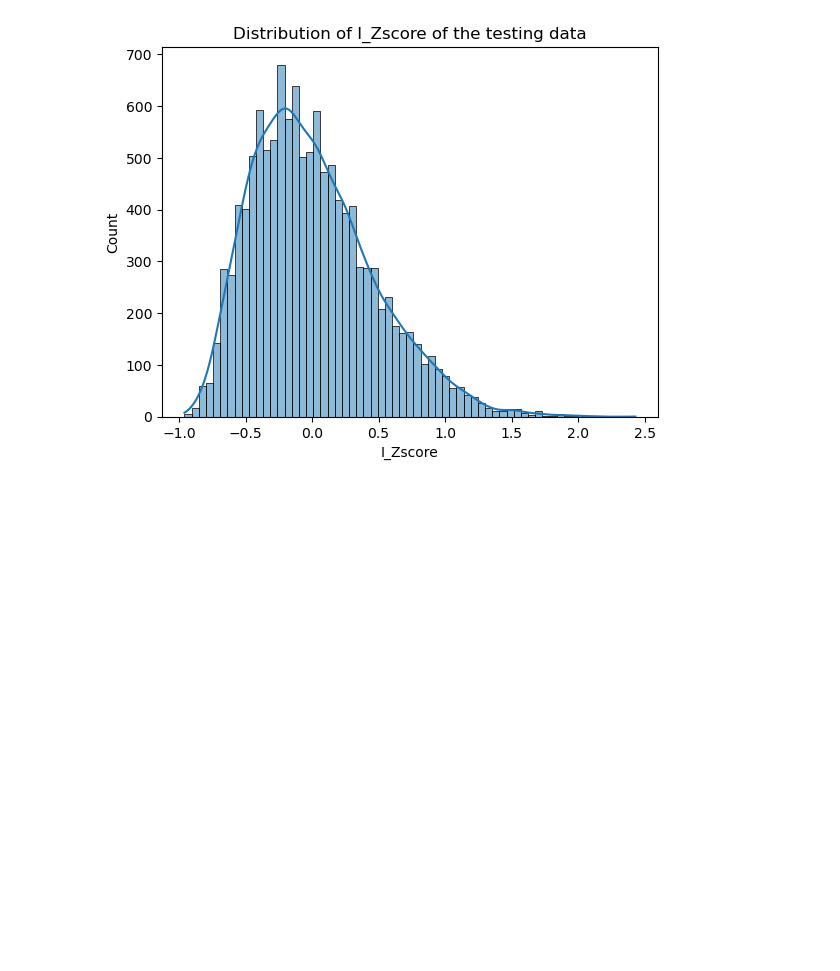
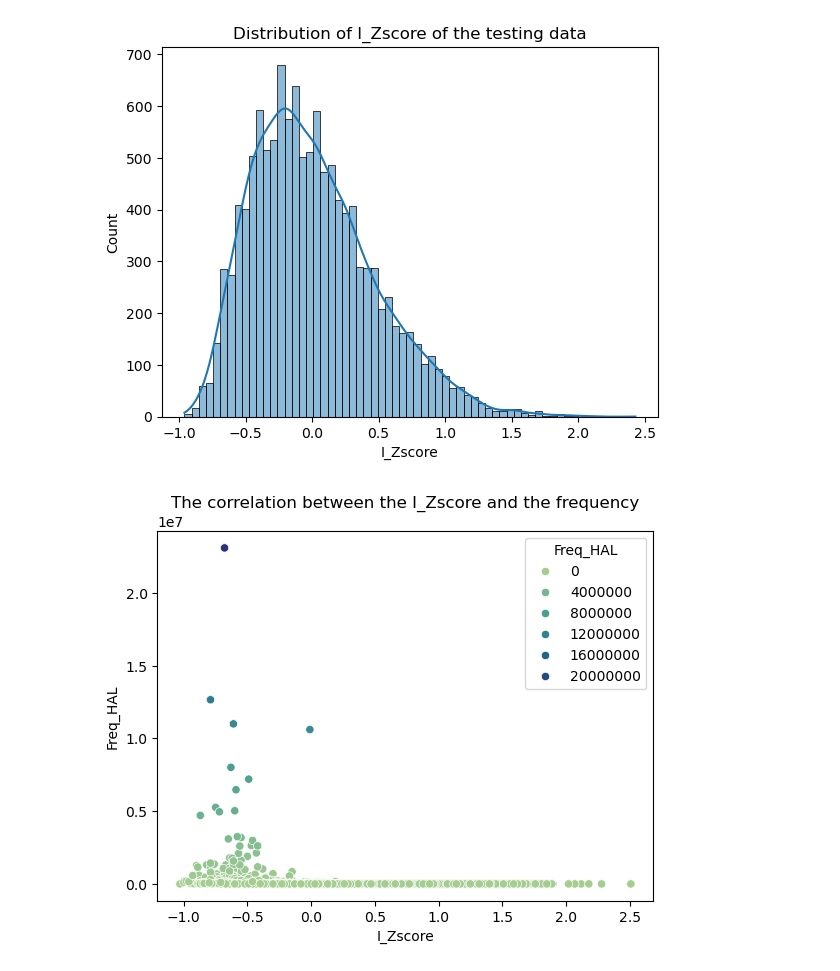
Before and after one commit to heonjik/nutrition, a Jupyter notebook: word_difficulty.ipynb, the cells around one changed output. Drawn from its saved outputs; the diff is of its cells as text; code cells hidden in the pictures; blank space fills up the shorter version.

Commit message:
Training the data

```diff
--- a/word_difficulty.ipynb
+++ b/word_difficulty.ipynb
@@ -84,3 +78,12 @@ plt.xlabel('I_Zscore')
 plt.show()
 # %% [output]
 [figure]
+# %%
+# Plot the correlation between the I_Zscore and the frequency
+sns.scatterplot(data=df_train, x='I_Zscore', y='Freq_HAL', hue='Freq_HAL', palette='crest')
+plt.title('The correlation between the I_Zscore and the frequency')
+plt.xlabel('I_Zscore')
+plt.ylabel('Freq_HAL')
+plt.show()
+# %% [output]
+[figure, added]
```
Also changed, not shown: parts of 10 cells of this notebook, 3 other files.
